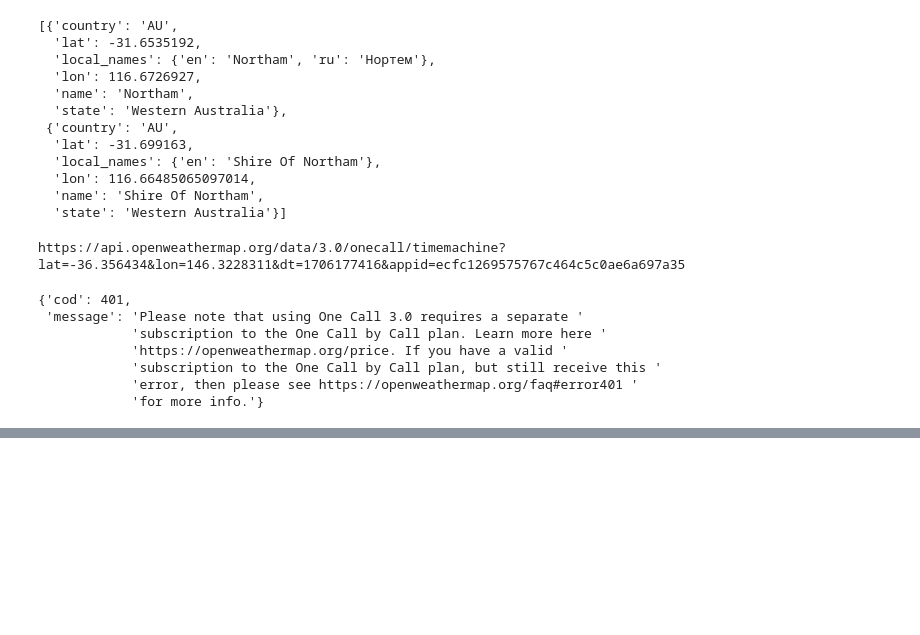
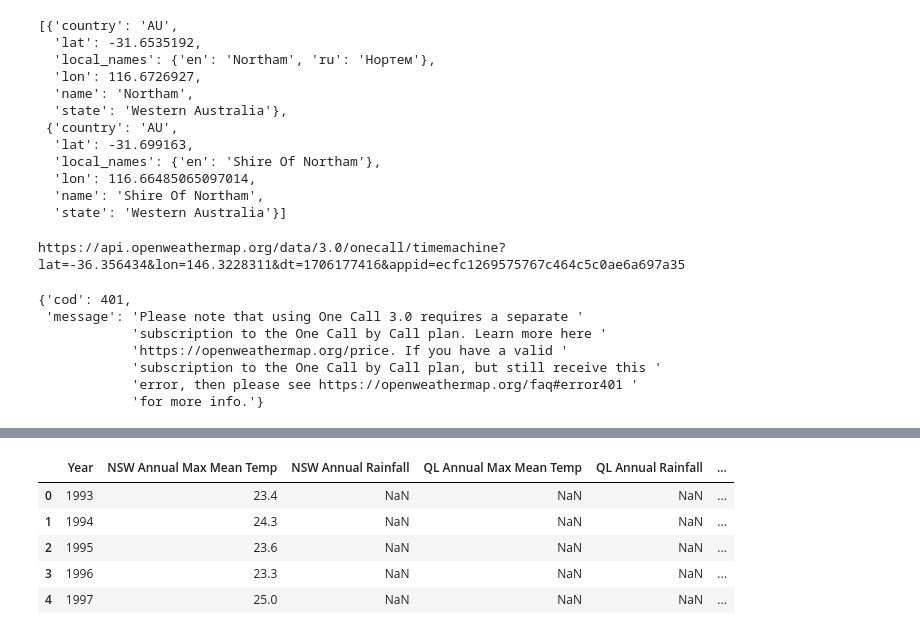
Before and after one commit to B-osborne1/project-one, a Jupyter notebook: project_main_script.ipynb, the cells around one changed output, grey strips where cells are left out. Cells and saved outputs as stored; diff of their text form; code cells hidden in the pictures; blank space fills up the shorter version.

```diff
--- a/project_main_script.ipynb
+++ b/project_main_script.ipynb
@@ -539,0 +429,5 @@ states
+# %%
+
+Initial_merge = Initial_merge.rename(columns= {"Annual_x":"NSW Annual Max Mean Temp",
+                                                "Annual_y":"NSW Annual Rainfall"})
+Initial_merge.head()
@@ -539,0 +441,3 @@ states
+# %%
+Second_merge = pd.merge(Initial_merge, df_3, how="left", on=['Year'])
+Second_merge.head()
@@ -539,0 +451,4 @@ states
+# %%
+
+Second_merge = Second_merge.rename(columns= {"Annual":"QL Annual Max Mean Temp"})
+Second_merge.head()
@@ -539,0 +462,6 @@ states
+# %%
+Third_merge = pd.merge(Second_merge, df_4, how="left", on=['Year'])
+
+
+Third_merge = Third_merge.rename(columns= {"Annual":"QL Annual Rainfall"})
+Third_merge.head()
@@ -539,0 +475,13 @@ states
+# %%
+Fourth_merge = pd.merge(Third_merge, df_5, how="left", on=['Year'])
+
+
+Fourth_merge = Fourth_merge.rename(columns= {"Annual":"VIC Annual Max Mean Temp"})
+Fourth_merge.head()
+# %% [output]
+|  | Year | NSW Annual Max Mean Temp | NSW Annual Rainfall | QL Annual Max Mean Temp | QL Annual Rainfall | ... |
+| 0 | 1993 | 23.4 | NaN | NaN | NaN | ... |
+| 1 | 1994 | 24.3 | NaN | NaN | NaN | ... |
+| 2 | 1995 | 23.6 | NaN | NaN | NaN | ... |
+| 3 | 1996 | 23.3 | NaN | NaN | NaN | ... |
+| 4 | 1997 | 25.0 | NaN | NaN | NaN | ... |
```
Also changed, not shown: parts of 35 cells of this notebook.
